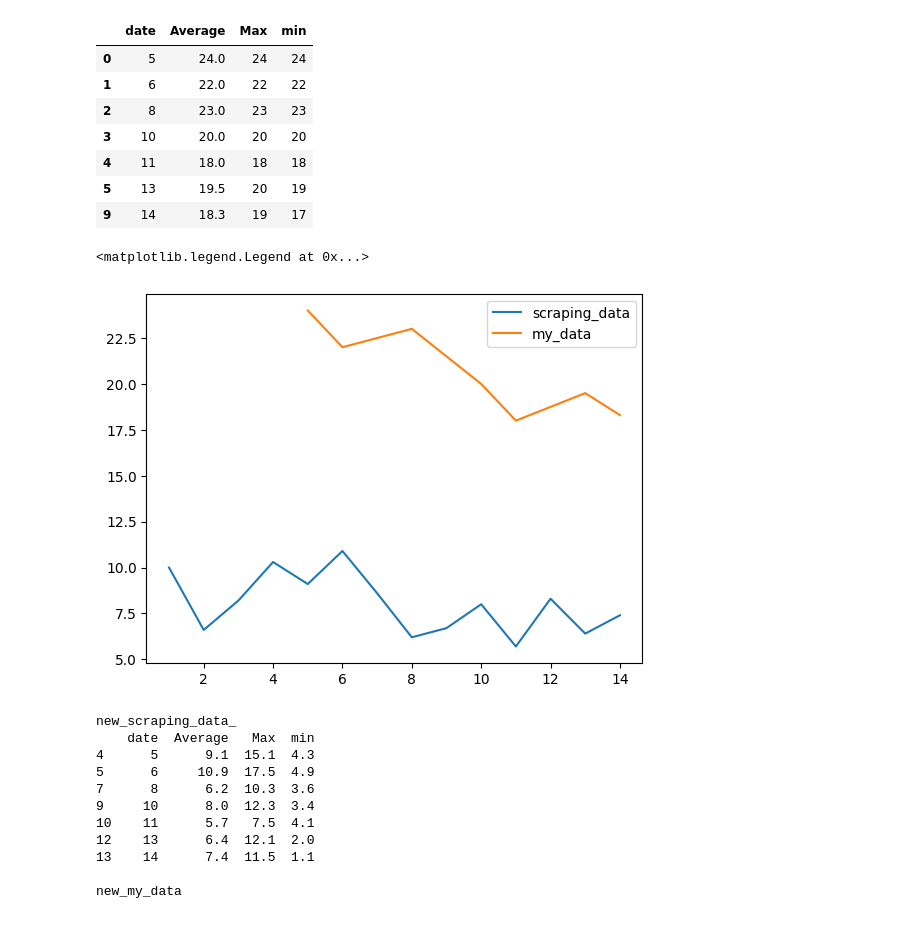
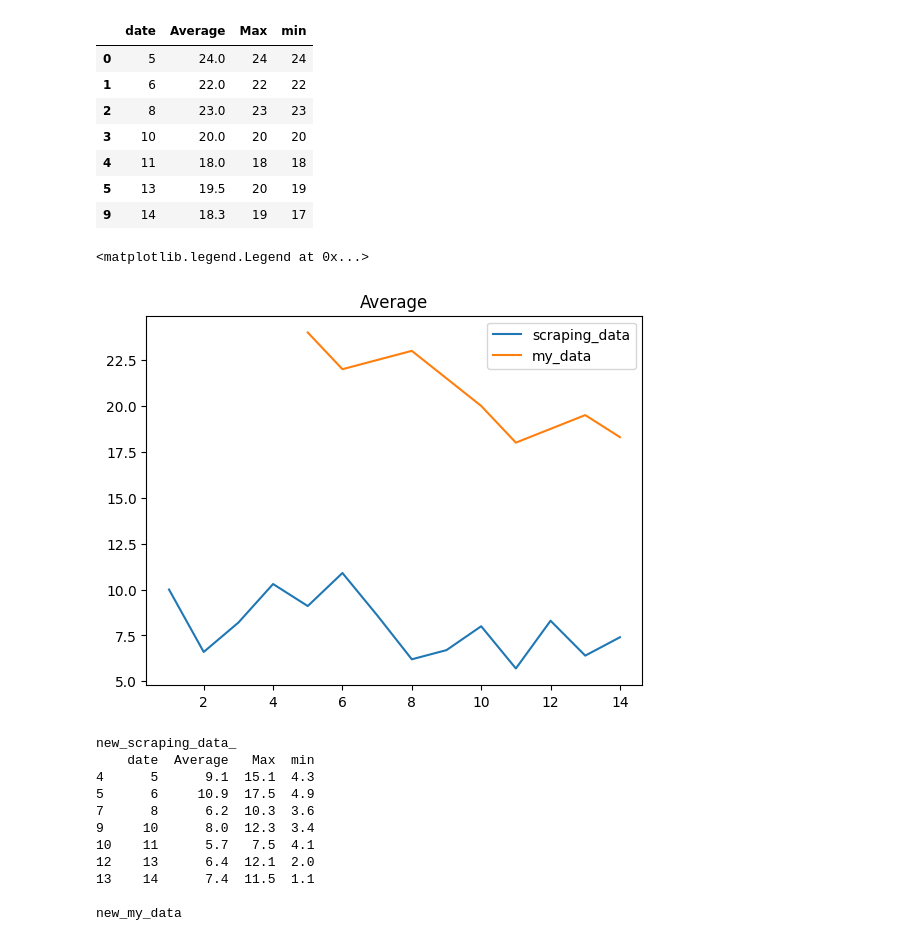
Before and after one commit to ko-to-m/ds-programming, a Jupyter notebook: verification.ipynb, the cells around one changed output. Drawn from its saved outputs; the diff is of its cells as text; code cells hidden in the pictures.

```diff
--- a/verification.ipynb
+++ b/verification.ipynb
@@ -161,15 +161,17 @@ new_my_data
 # %%
 # 平均値の折れ線グラフ
 x1 = new_scraping_data['date']
 y1 = new_scraping_data['Average']
 x2 = new_my_data['date']
 y2 = new_my_data['Average']
+
+plt.title("Average")
 plt.plot(x1, y1, label="scraping_data")
 plt.plot(x2, y2, label="my_data")
 plt.legend()
 # %% [output]
 <matplotlib.legend.Legend at 0x...>
-[figure, old version]
+[figure, new version]
 # %%
 # scrapingしたデータとmy_dataの数を同じにするためnew_scraping_dataを変える
 new_scraping_data_ = new_scraping_data[(new_scraping_data['date'] == 5) | (new_scraping_data['date'] == 6) | (new_scraping_data['date'] == 8) | (new_scraping_data['date'] == 10) |
```
Also changed, not shown: parts of 8 cells of this notebook.
